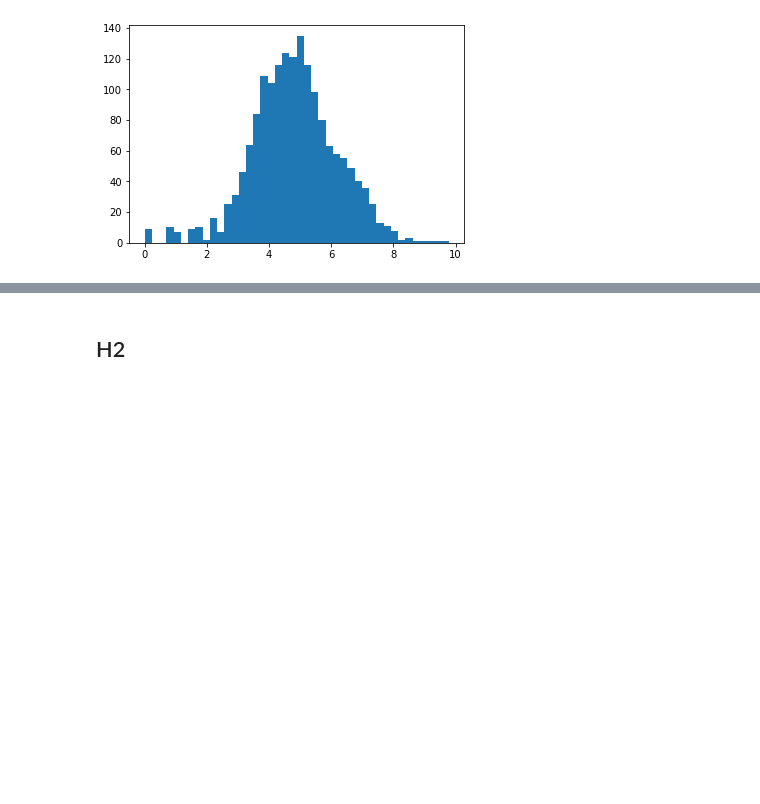
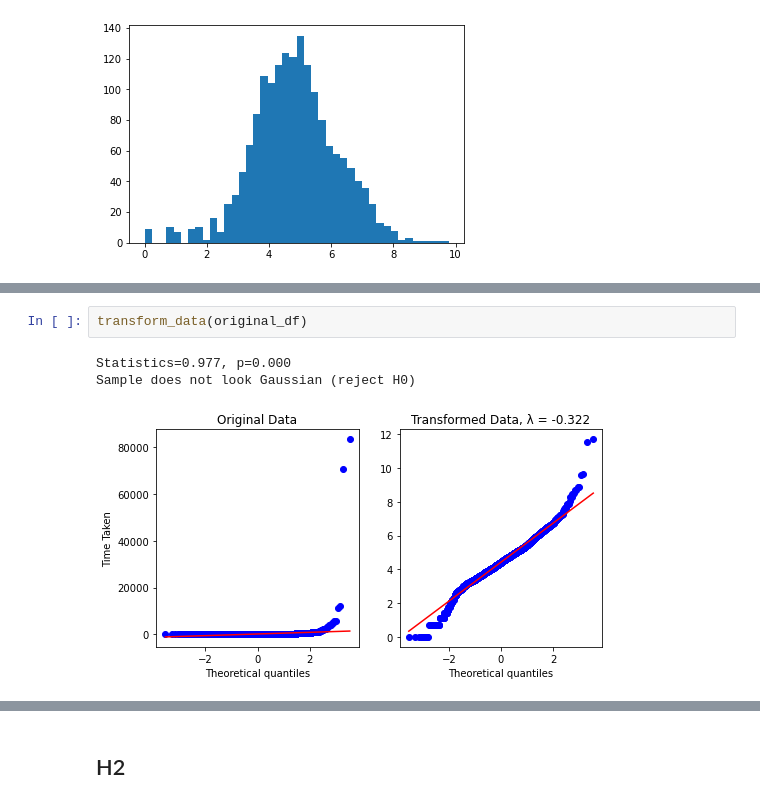
Before and after one commit to velitchko/graph-vis-evaluation-ext, a Jupyter notebook: python/Hypotheses.ipynb, the cells around one changed output, grey strips where cells are left out. Saved outputs shown, nothing was run; the diff lists cells and outputs as text; blank space fills up the shorter version.

```diff
--- a/python/Hypotheses.ipynb
+++ b/python/Hypotheses.ipynb
@@ -188,0 +209,6 @@ h1_m_df_t1 = h1_m_df.loc[h1_m_df['task_type'] == 't3']
+# %%
+transform_data(original_df)
+# %% [output]
+Statistics=0.977, p=0.000
+Sample does not look Gaussian (reject H0)
+[figure, added]
```
Also changed, not shown: parts of 54 cells of this notebook.
